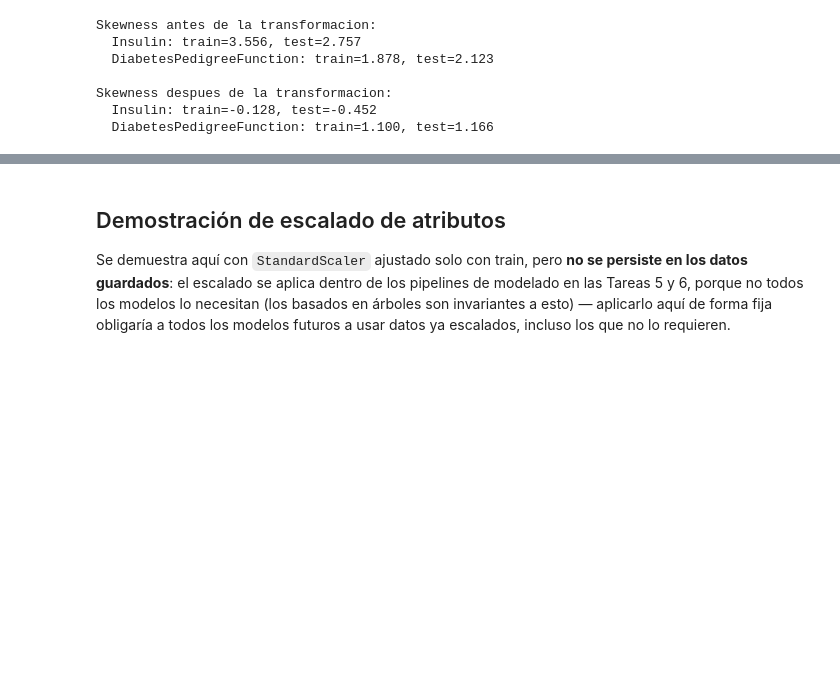
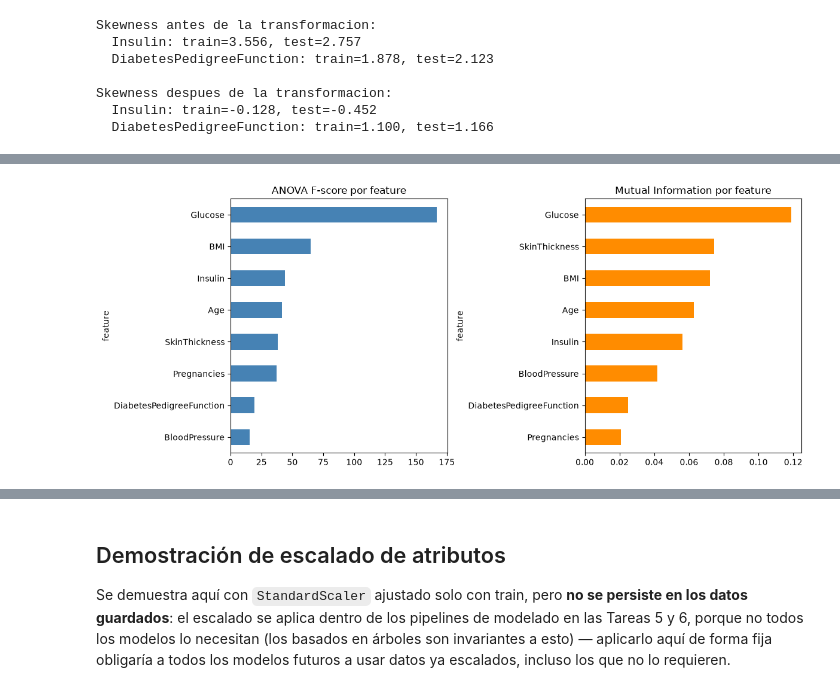
Before and after one commit to camila0210/Diabetes, a Jupyter notebook: notebooks/4-feat_eng/04.Feature-engineering-mcaa-2026-08-18.ipynb, the cells around one changed output, grey strips where cells are left out. Saved outputs shown, nothing was run; the diff lists cells and outputs as text; code cells hidden in the pictures; blank space fills up the shorter version.

```diff
--- a/notebooks/4-feat_eng/04.Feature-engineering-mcaa-2026-08-18.ipynb
+++ b/notebooks/4-feat_eng/04.Feature-engineering-mcaa-2026-08-18.ipynb
@@ -199,0 +215,20 @@ Skewness despues de la transformacion:
+# %%
+from sklearn.feature_selection import f_classif, mutual_info_classif
+
+f_scores, f_pvalues = f_classif(X_train_imputado, y_train)
+mi_scores = mutual_info_classif(X_train_imputado, y_train, random_state=SEMILLA)
+
+seleccion_features = (
+    pd.DataFrame(
+        {
+            "feature": COLUMNAS_FEATURES,
+            "f_score": f_scores,
+            "f_pvalue": f_pvalues,
+            "mutual_info": mi_scores,
+        }
+    )
+    .sort_values("f_score", ascending=False)
+    .reset_index(drop=True)
+)
+
+seleccion_features
@@ -199,0 +245,20 @@ Skewness despues de la transformacion:
+# %%
+import matplotlib.pyplot as plt
+
+fig, axes = plt.subplots(1, 2, figsize=(12, 5))
+
+seleccion_features.plot.barh(x="feature", y="f_score", ax=axes[0], legend=False, color="steelblue")
+axes[0].set_title("ANOVA F-score por feature")
+axes[0].invert_yaxis()
+
+seleccion_features.sort_values("mutual_info", ascending=False).plot.barh(
+    x="feature", y="mutual_info", ax=axes[1], legend=False, color="darkorange"
+)
+axes[1].set_title("Mutual Information por feature")
+axes[1].invert_yaxis()
+
+plt.tight_layout()
+plt.savefig("../../data/08_reporting/feature_selection_scores.png", dpi=100)
+plt.show()
+# %% [output]
+[figure, added]
```
Also changed, not shown: parts of 4 cells of this notebook, 1 other file.
